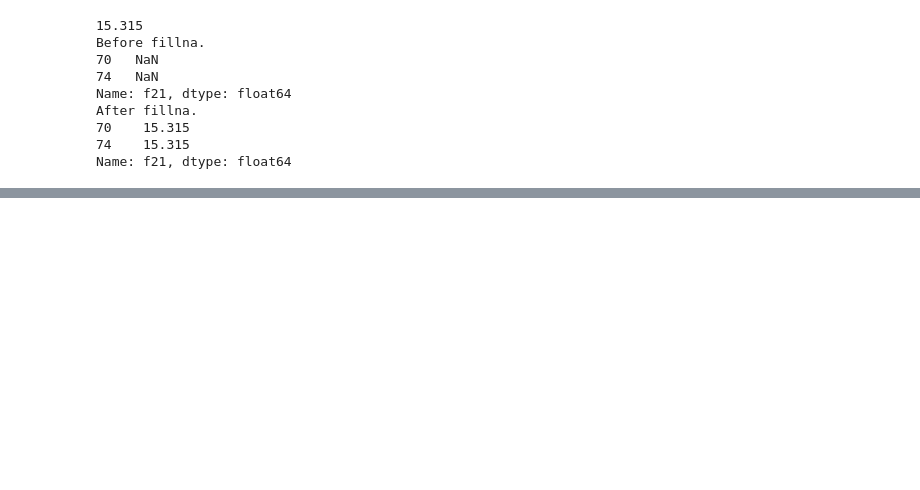
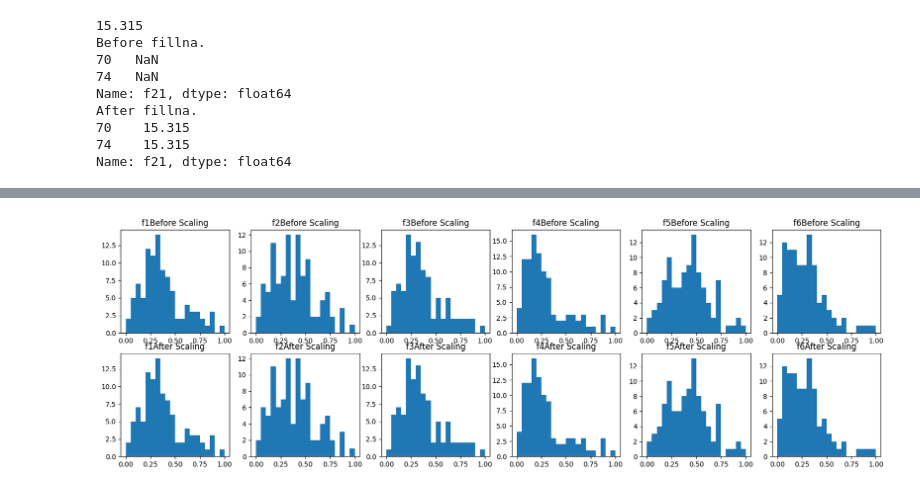
Before and after one commit to Arsh2607/SIT720-ML-Deakin, a Jupyter notebook: week2.ipynb, the cells around one changed output, grey strips where cells are left out. Saved outputs shown, nothing was run; the diff lists cells and outputs as text; code cells hidden in the pictures; blank space fills up the shorter version.

```diff
--- a/week2.ipynb
+++ b/week2.ipynb
@@ -229,3 +228,19 @@ print('Ordinal: ', sparse_output)
 # %%
 # Apply the min-max scaling on features f1 to f30. Plot distribution of first six features before and after scaling.
 # Is there any difference? Please explain.
+# %%
+from sklearn.preprocessing import MinMaxScaler
+scaler = MinMaxScaler()
+df[['f'+str(i) for i in range(1,31)]] = scaler.fit_transform(df[['f'+str(i) for i in range(1,31)]])
+
+
+fig, axs = plt.subplots(2,6, figsize=(20,6))
+
+for i in range(6):
+    axs[0,i].set_title('f'+str(i+1)+'Before Scaling')
+    axs[0,i].hist(df['f'+str(i+1)], bins=20)
+    axs[1,i].set_title('f'+str(i+1)+'After Scaling')
+    axs[1,i].hist(df['f'+str(i+1)], bins=20)
+plt.show()
+# %% [output]
+[figure, added]
```
Also changed, not shown: parts of 7 cells of this notebook, 17 other files.
